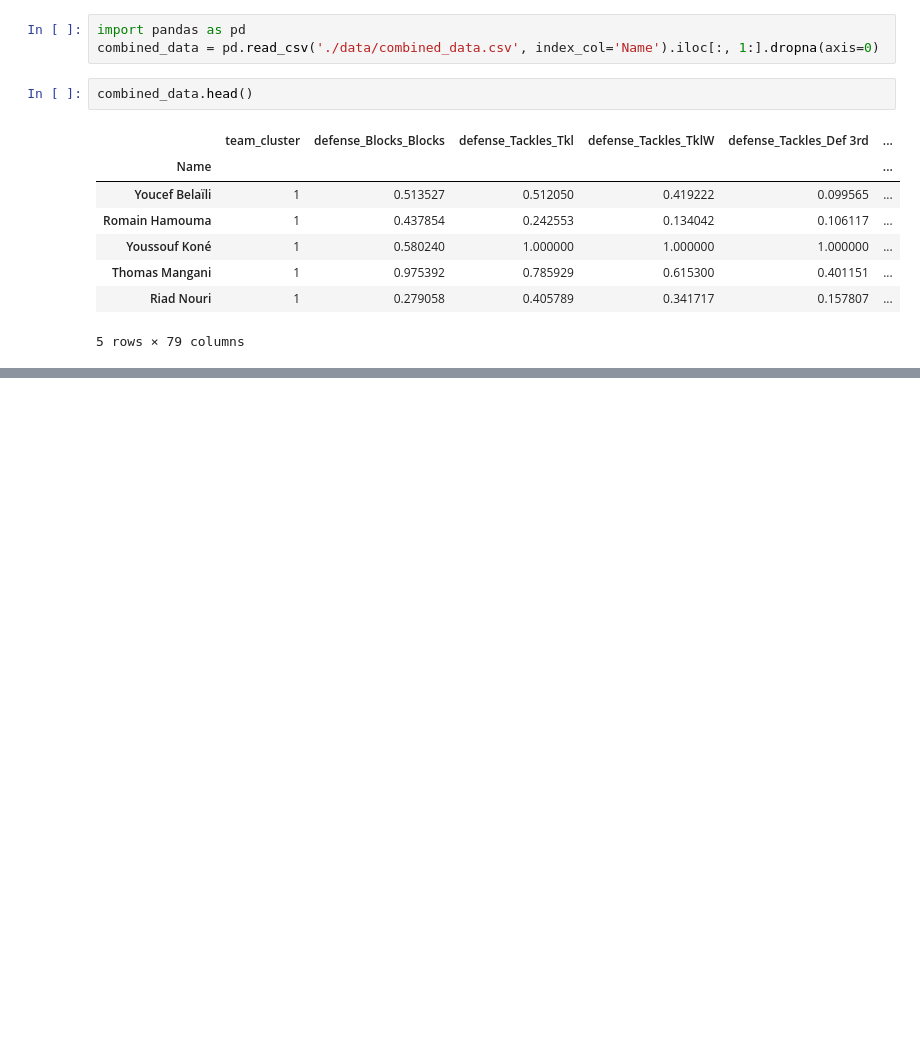
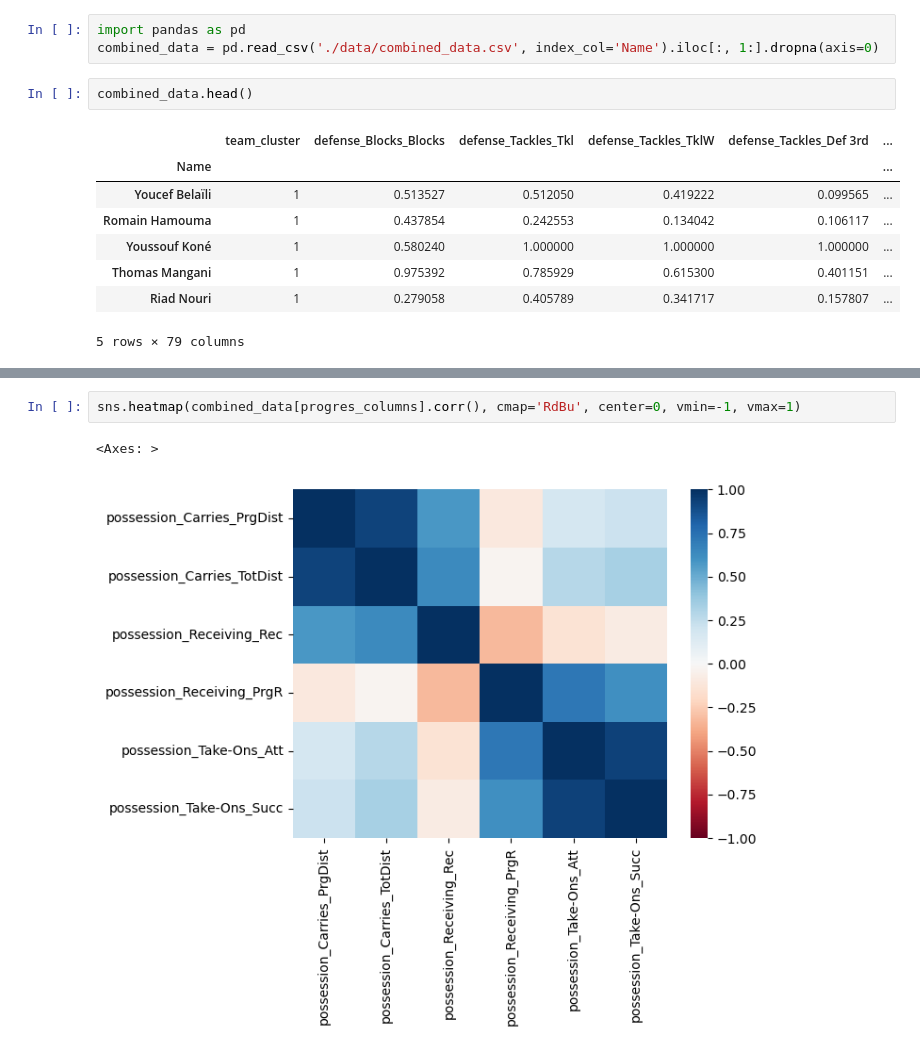
Before and after one commit to alibekk93/FM_skills_prediction, a Jupyter notebook: notebooks/02_EDA.ipynb, the cells around one changed output, grey strips where cells are left out. Cells and saved outputs as stored; diff of their text form; blank space fills up the shorter version.

```diff
--- a/notebooks/02_EDA.ipynb
+++ b/notebooks/02_EDA.ipynb
@@ -79,0 +115,5 @@ plot_fm_radar(test, gk=False)
+# %%
+sns.heatmap(combined_data[progres_columns].corr(), cmap='RdBu', center=0, vmin=-1, vmax=1)
+# %% [output]
+<Axes: >
+[figure, added]
```
Also changed, not shown: parts of 26 cells of this notebook, 2 other files.
